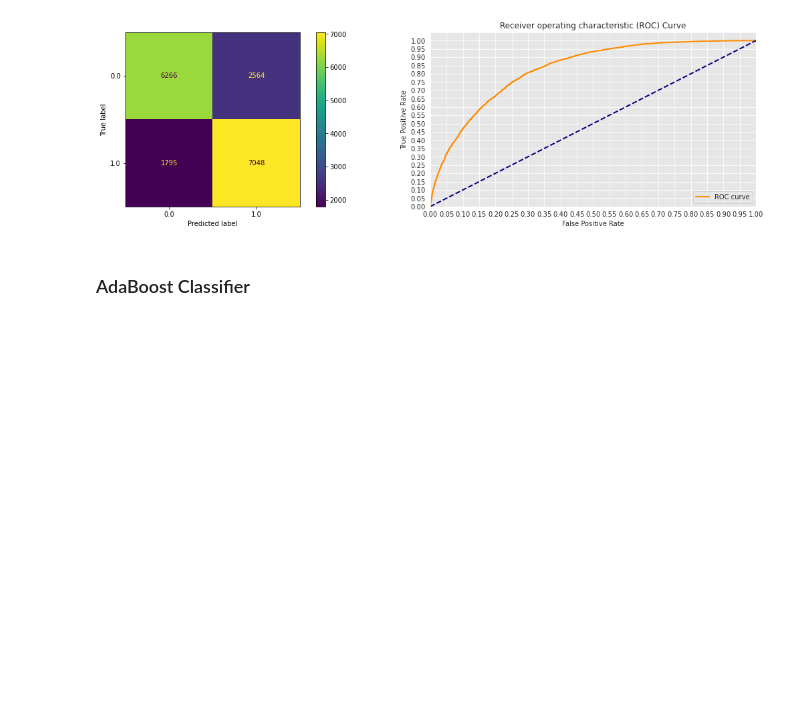
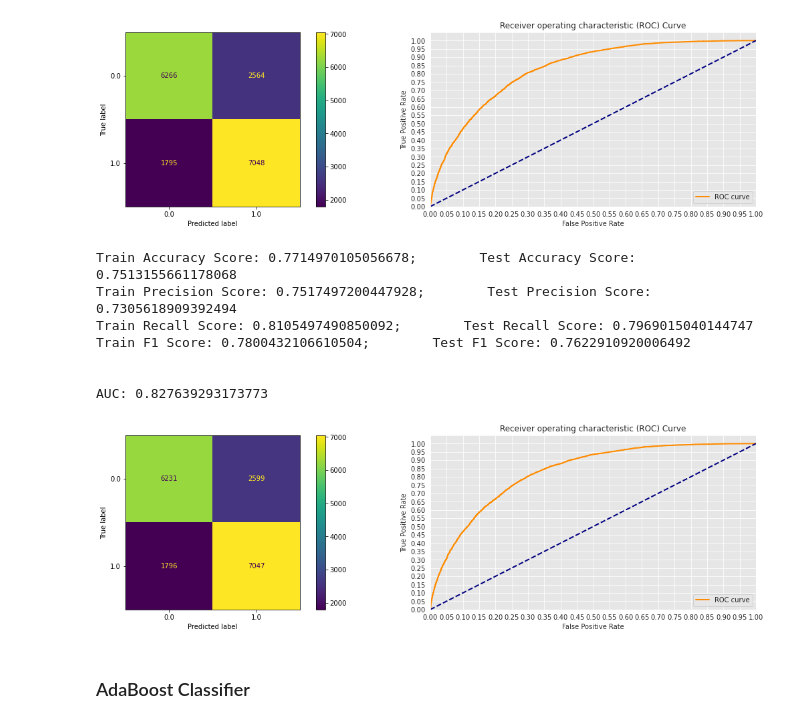
Before and after one commit to ChumpyDuelle/detecting-diabetes-with-machine-learning, a Jupyter notebook: detecting-diabetes-with-machine-learning.ipynb, the cells around one changed output. Cells and saved outputs as stored; diff of their text form; code cells hidden in the pictures; blank space fills up the shorter version.

```diff
--- a/detecting-diabetes-with-machine-learning.ipynb
+++ b/detecting-diabetes-with-machine-learning.ipynb
@@ -1164,6 +1186,27 @@ Train F1 Score: 0.7834961840364012;        Test F1 Score: 0.763803847195882
 
 AUC: 0.828008205042564
 [figure]
+# %%
+rfc2_param_grid = {'n_estimators': (10, 30, 100),
+                   'criterion': ('gini', 'entropy'),
+                   'max_depth': (None, 2, 6, 10),
+                   'min_samples_split': (5, 10),
+                   'min_samples_leaf': (3, 6)}
+# %%
+rfc2 = GridSearchCV(estimator = RandomForestClassifier(random_state = 42, n_jobs = -1),
+                    param_grid = rfc2_param_grid,
+                    cv = 5).fit(X = X_train_scaled, y = y_train)
+# %%
+evaluate(rfc2)
+# %% [output]
+Train Accuracy Score: 0.7714970105056678;        Test Accuracy Score: 0.7513155661178068
+Train Precision Score: 0.7517497200447928;        Test Precision Score: 0.7305618909392494
+Train Recall Score: 0.8105497490850092;        Test Recall Score: 0.7969015040144747
+Train F1 Score: 0.7800432106610504;        Test F1 Score: 0.7622910920006492
+
+
+AUC: 0.827639293173773
+[figure, added]
 # %% [markdown]
 ### AdaBoost Classifier
 # %%
```
Also changed, not shown: parts of 14 cells of this notebook.
